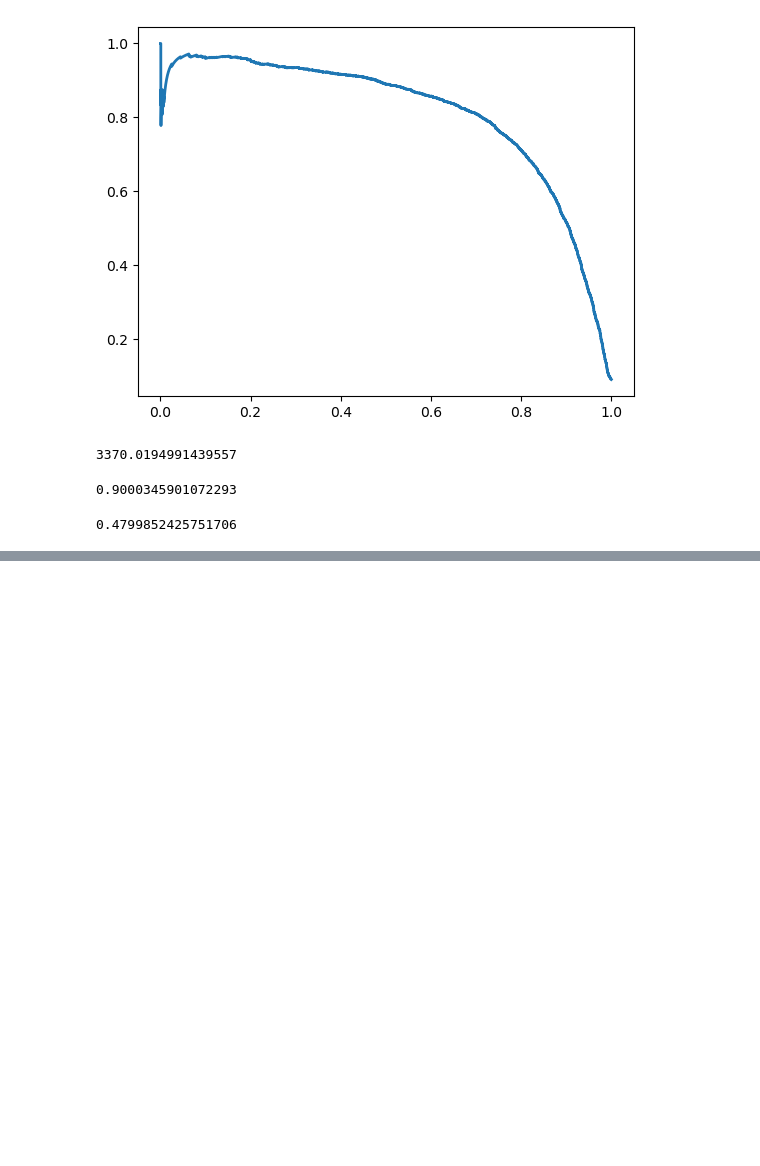
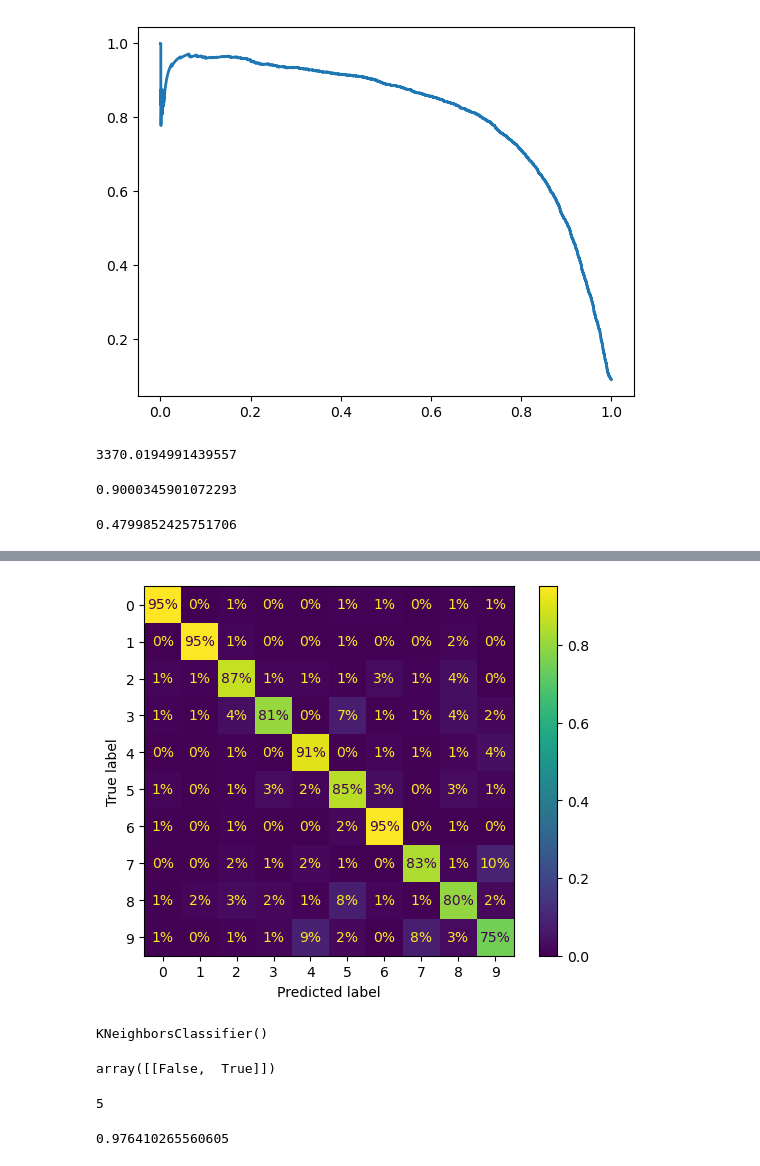
Before and after one commit to gustjr7879/Data-Analysis, a Jupyter notebook: hanson-ML/h2.ipynb, the cells around one changed output, grey strips where cells are left out. Saved outputs shown, nothing was run; the diff lists cells and outputs as text; code cells hidden in the pictures; blank space fills up the shorter version.

```diff
--- a/hanson-ML/h2.ipynb
+++ b/hanson-ML/h2.ipynb
@@ -128,0 +139,44 @@ recall_score(y_train_5,y_train_pred_90)
+# %%
+#label들의 confusion matrix를 출력해준다. 하지만 데이터의 분포가 동일하다면 그냥 이렇게 봐도 되겠지만 만약에 분포가 다르다면 normalize='true'를 주자
+ConfusionMatrixDisplay.from_predictions(y_train,y_train_pred,normalize='true',values_format='.0%')
+plt.show()
+# %% [output]
+[figure, added]
+# %%
+#이처럼 오차행렬을 분석하면 classifier의 성능 향상 방안에 관한 인사이트를 얻을 수 있다.
+#지금까지는 각 샘플이 하나의 클래스에만 할당되었다. 하지만 분류기가 샘플마다 여러개의 클래스를 출력해야할 수 있다.
+# 예를들어서 사람의 얼굴을 인식하는 모델의 경우 [1,0,1]과 같이 여러개의 정답을 맞춰야한다.
+#이를 다중 레이블 분류라고 한다. 기억해두자. 다중 분류와 다중 레이블 분류는 다른 개념이다.
+
+import numpy as np
+from sklearn.neighbors import KNeighborsClassifier
+
+y_train_large = (y_train>='7')
+y_train_odd = (y_train.astype('int8')%2 == 1)
+y_multilabel = np.c_[y_train_large,y_train_odd]
+
+knn_clf = KNeighborsClassifier()
+knn_clf.fit(X_train,y_multilabel)
+
+#이 코드는 각 숫자 이미지에 두개의 타겟 레이블이 담긴 y_multilabel 배열을 만든다.
+#첫번째는 숫자가 큰 값인지 판단하고, 두번째는 홀수인지 판단한다.
+#knn classifier는 다중 레이블 분류를 지원한다.
+# %% [output]
+KNeighborsClassifier()
+# %%
+knn_clf.predict([X_train[0]])
+# %% [output]
+array([[False,  True]])
+# %%
+print(y_train[0])
+# %% [output]
+5
+# %%
+# 5는 크지 않은 숫자이고 홀수라는 것을 맞췄다.
+# 다중 레이블 분류기를 평가하는 방법은 많다. 적절한 지표는 프로젝트에 따라서 달라진다.
+#한가지 방법은 각 레이블의 f1-score를 구하고, 간단하게 평균점수를 계산하는 것이다.
+#다음 코드는 모든 레이블에 대한 f1score의 평균을 구한다.
+y_train_knn_pred = cross_val_predict(knn_clf,X_train,y_multilabel,cv=3)
+print(f1_score(y_multilabel,y_train_knn_pred, average='macro'))
+# %% [output]
+0.976410265560605
```
Also changed, not shown: parts of 3 cells of this notebook.
